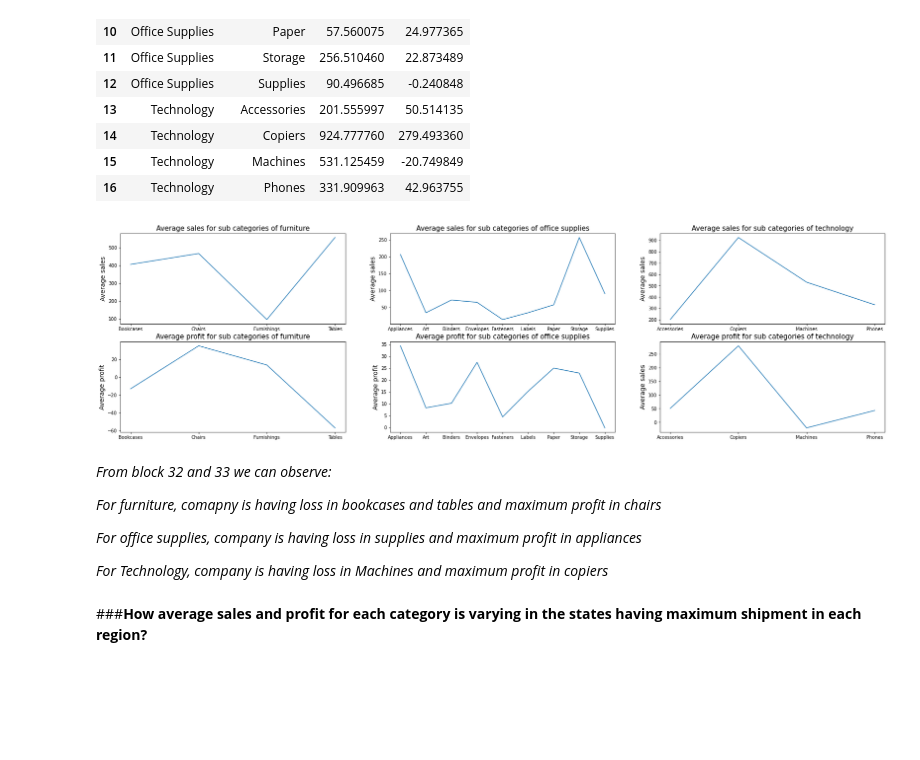
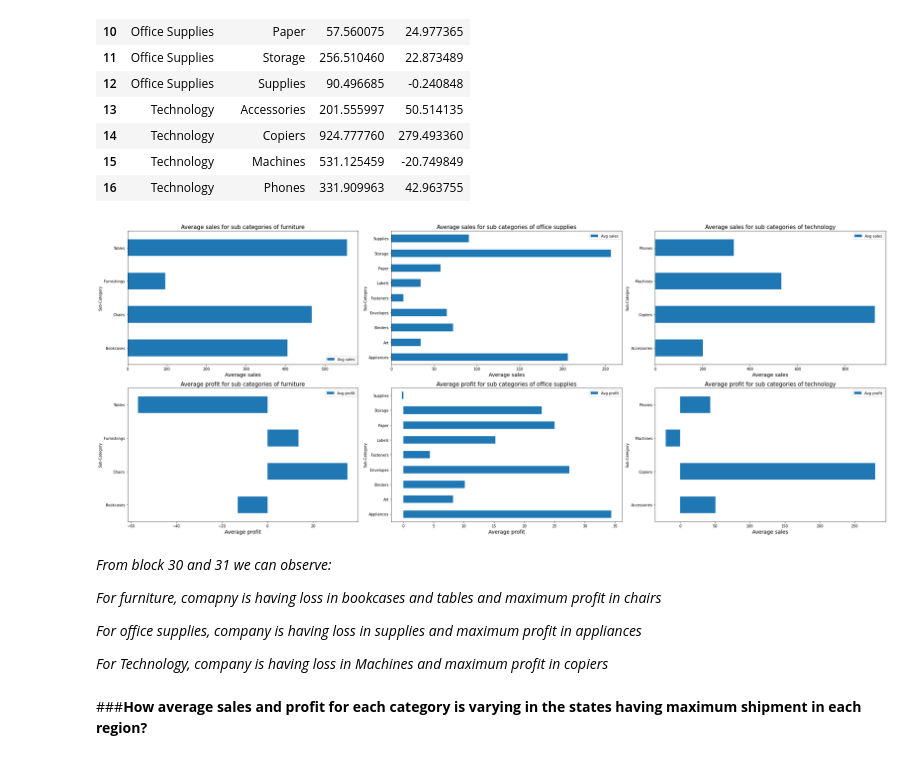
Before and after one commit to kiran9615/EDA_on_Sample_Superstore, a Jupyter notebook: task_3_EDA_on_Sample_Superstore.ipynb, the cells around one changed output. Cells and saved outputs as stored; diff of their text form; code cells hidden in the pictures; blank space fills up the shorter version.

```diff
--- a/task_3_EDA_on_Sample_Superstore.ipynb
+++ b/task_3_EDA_on_Sample_Superstore.ipynb
@@ -419,9 +419,13 @@ for x in range(1,2):
 # %%
 #----------------------Block 24----------------------------------
 
-#checking for quantity delivered, average sales and average profit for each state of each region
+#checking for average sales and average profit for each state
+plt.rcParams['figure.figsize']=(20,8)
 region_state_profit_df=updated_superstore_df.groupby(['Region','State']).agg({'Quantity':'sum','Sales':'mean','Profit':'mean'}).reset_index()
-region_state_profit_df.rename(columns={'Sales':'Average sales in USD','Profit':'Average profit in USD'},inplace=True)
+region_state_profit_df.rename(columns={'Sales':'Average sales in USD','Profit':'Average profit in USD'},inplace=True)  #renaming the column
+region_state_profit_df.plot.bar(x='State',y=['Average sales in USD','Average profit in USD'])  #bar plot
+plt.xlabel('States',fontsize=13)   #to set x-axis label
+plt.title('Sales and Profit across states',fontsize=15)   #to set title
 region_state_profit_df
 # %% [output]
 |  | Region | State | Quantity | Average sales in USD | Average profit in USD |
@@ -619,41 +597,42 @@ profitnsales_across_subcategories_df
 | 15 | Technology | Machines | 531.125459 | -20.749849 |
 | 16 | Technology | Phones | 331.909963 | 42.963755 |
 # %%
-#----------------------Block 33----------------------------------
+#----------------------Block 31----------------------------------
 
 #creating a subdataframe from above dataframe where category is furniture
 furniture_category= profitnsales_across_subcategories_df[profitnsales_across_subcategories_df['Category']=='Furniture']
- #creating a subdataframe from above dataframe where category is office supplies
+#creating a subdataframe from above dataframe where category is office supplies
 office_supplies_category= profitnsales_across_subcategories_df[profitnsales_across_subcategories_df['Category']=='Office Supplies']
 #creating a subdataframe from above dataframe where category is technology
 tech_category=profitnsales_across_subcategories_df[profitnsales_across_subcategories_df['Category']=='Technology']
-plt.rcParams['figure.figsize']=(30,8)
+plt.rcParams['figure.figsize']=(30,12)
 fig,axes=plt.subplots(2,3) #creating figure and multiple axes(3*2=6)
-axes[0][0].plot(furniture_category['Sub-Category'],furniture_category['Avg sales']) #line plot for average sales for furniture category
+furniture_category.plot.barh(x='Sub-Category',y='Avg sales',ax=axes[0][0]) #bar plot for average sales for furniture category
 axes[0][0].set_title('Average sales for sub categories of furniture',fontsize=15)
-axes[0][0].set_ylabel('Average sales',fontsize=14)
-axes[0][1].plot(office_supplies_category['Sub-Category'],office_supplies_category['Avg sales']) #line plot for average sales for office supplies category
+axes[0][0].set_xlabel('Average sales',fontsize=14)
+office_supplies_category.plot.barh(x='Sub-Category',y='Avg sales',ax=axes[0][1]) #bar plot for average sales for office supplies category
 axes[0][1].set_title('Average sales for sub categories of office supplies',fontsize=15)
-axes[0][1].set_ylabel('Average sales',fontsize=14)
-axes[0][2].plot(tech_category['Sub-Category'],tech_category['Avg sales'])  #line plot for average sales for tech category
+axes[0][1].set_xlabel('Average sales',fontsize=14)
+tech_category.plot.barh(x='Sub-Category',y='Avg sales',ax=axes[0][2])  #bar plot for average sales for tech category
 axes[0][2].set_title('Average sales for sub categories of technology',fontsize=15)
-axes[0][2].set_ylabel('Average sales',fontsize=14)
-axes[1][0].plot(furniture_category['Sub-Category'],furniture_category['Avg profit'])  #line plot for average profit for furniture category
+axes[0][2].set_xlabel('Average sales',fontsize=14)
+furniture_category.plot.barh(x='Sub-Category',y='Avg profit',ax=axes[1][0])  #bar plot for average profit for furniture category
 axes[1][0].set_title('Average profit for sub categories of furniture',fontsize=15)
-axes[1][0].set_ylabel('Average profit',fontsize=14)
-axes[1][1].plot(office_supplies_category['Sub-Category'],office_supplies_category['Avg profit']) #line plot for average profit for office supplies category
+axes[1][0].set_xlabel('Average profit',fontsize=14)
+office_supplies_category.plot.barh(x='Sub-Category',y='Avg profit',ax=axes[1][1]) #bar plot for average profit for office supplies category
 axes[1][1].set_title('Average profit for sub categories of office supplies',fontsize=15)
-axes[1][1].set_ylabel('Average profit',fontsize=14)
-axes[1][2].plot(tech_category['Sub-Category'],tech_category['Avg profit'])  #line plot for average sales for tech category
+axes[1][1].set_xlabel('Average profit',fontsize=14)
+tech_category.plot.barh(x='Sub-Category',y='Avg profit',ax=axes[1][2])  #bar plot for average profit for tech category
 axes[1][2].set_title('Average profit for sub categories of technology',fontsize=15)
-axes[1][2].set_ylabel('Average sales',fontsize=14)
+axes[1][2].set_xlabel('Average sales',fontsize=14)
+fig.tight_layout() #for creating proper spacing and arrangement among different figures on canvas
 plt.show()
 # %% [output]
-[figure, old version]
+[figure, new version]
 # %% [markdown]
 
 
-*From block 32 and 33 we can observe:*
+*From block 30 and 31 we can observe:*
 
 *For furniture, comapny is having loss in bookcases and tables and maximum profit in chairs*
 
```
Also changed, not shown: parts of 25 cells of this notebook.
